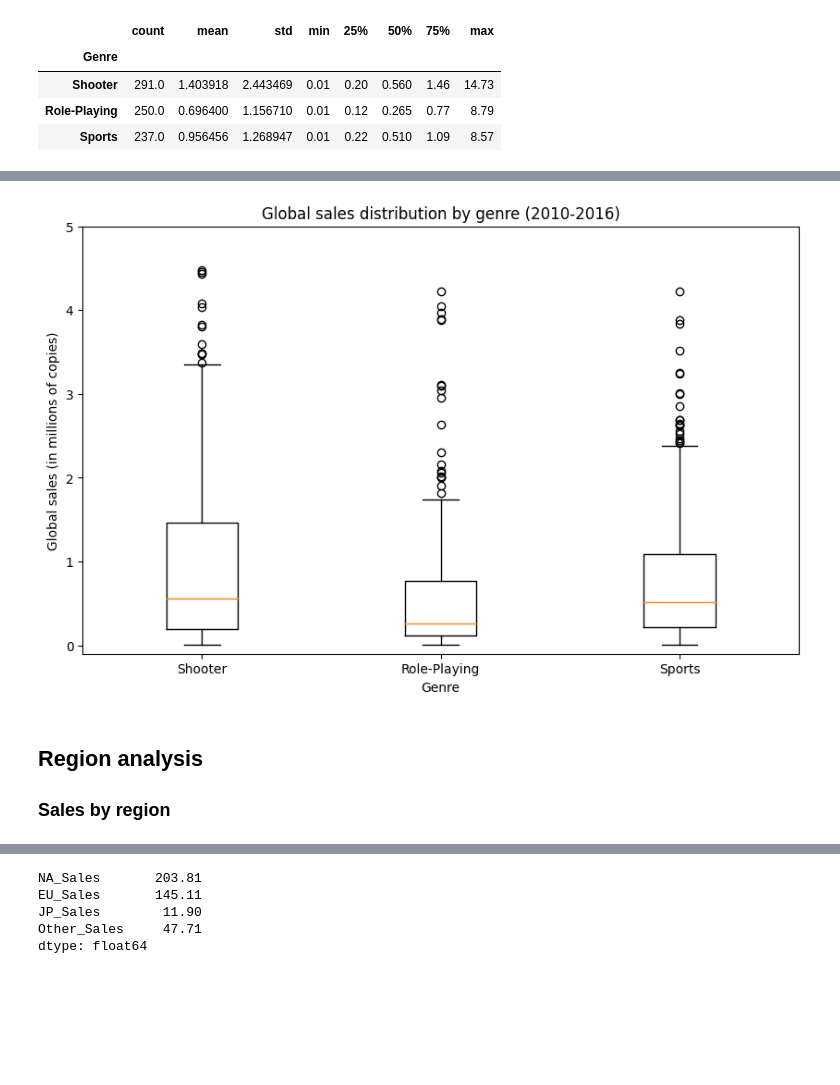
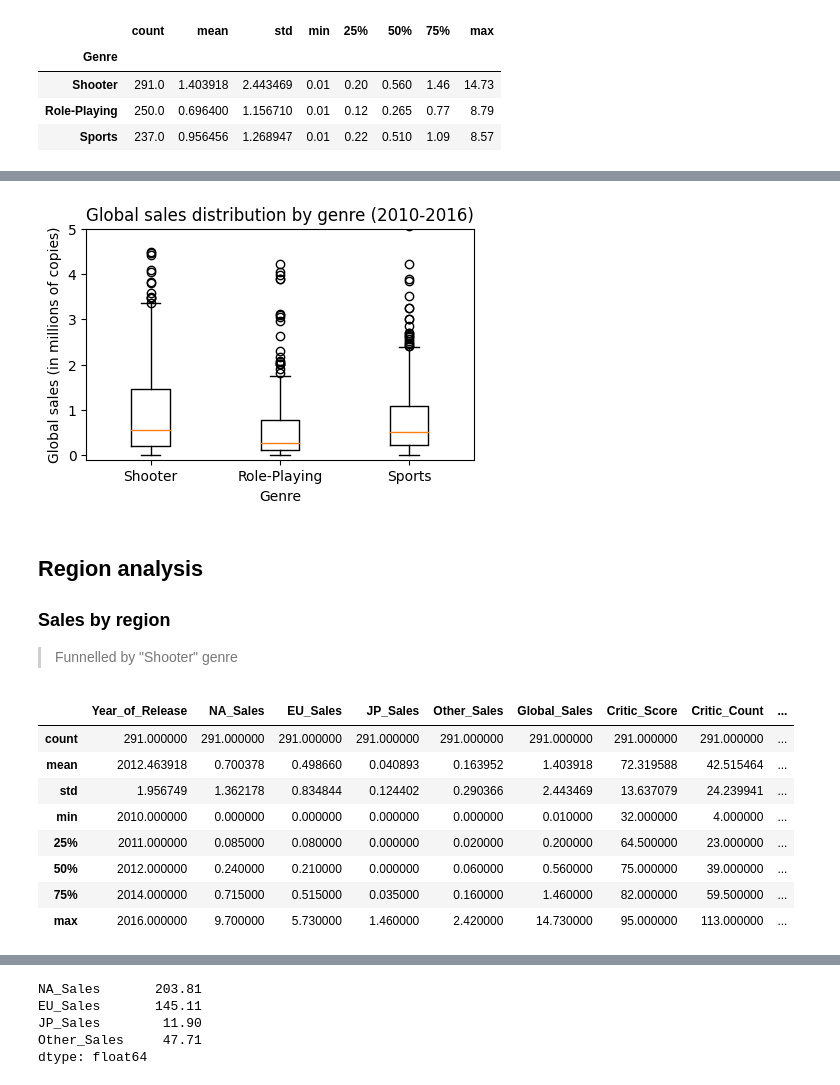
Before and after one commit to hansstanley/YongTauFoo, a Jupyter notebook: notebooks/sales_rush_kirubi.ipynb, the cells around one changed output, grey strips where cells are left out. Drawn from its saved outputs; the diff is of its cells as text; code cells hidden in the pictures; blank space fills up the shorter version.

```diff
--- a/notebooks/sales_rush_kirubi.ipynb
+++ b/notebooks/sales_rush_kirubi.ipynb
@@ -259,5 +303,5 @@ Chosen genres:
 * Role-playing
 * Sport
 # %%
-chosen_genres = ['Shooter', 'Role-Playing', 'Sports']
+chosen_genres = ('Shooter', 'Role-Playing', 'Sports')
 # %%
@@ -282,22 +326,35 @@ plt.show()
 # %%
 # scoped chart
-plt.figure(figsize=(10, 6))
+plt.figure(figsize=[s * 0.5 for s in figure_size])
 plt.boxplot([data_2010_2016[data_2010_2016['Genre'] == genre]['Global_Sales'] for genre in chosen_genres],
             labels=chosen_genres)
 plt.xlabel('Genre')
 plt.ylabel('Global sales (in millions of copies)')
 plt.ylim(bottom=-0.1, top=5)
 plt.title(f'Global sales distribution by genre ({year_range})')
 plt.show()
 # %% [output]
-[figure, old version]
+[figure, new version]
 # %% [markdown]
 ## Region analysis
 
 ### Sales by region
+
+> Funnelled by "Shooter" genre
 # %%
 region_sales = ['NA_Sales', 'EU_Sales', 'JP_Sales', 'Other_Sales']
 region_labels = ['North America', 'EU', 'Japan', 'Others']
 # %%
 data_shooter = data_2010_2016[data_2010_2016['Genre'] == 'Shooter']
+data_shooter.describe()
+# %% [output]
+|  | Year_of_Release | NA_Sales | EU_Sales | JP_Sales | Other_Sales | Global_Sales | Critic_Score | Critic_Count | ... |
+| count | 291.000000 | 291.000000 | 291.000000 | 291.000000 | 291.000000 | 291.000000 | 291.000000 | 291.000000 | ... |
+| mean | 2012.463918 | 0.700378 | 0.498660 | 0.040893 | 0.163952 | 1.403918 | 72.319588 | 42.515464 | ... |
+| std | 1.956749 | 1.362178 | 0.834844 | 0.124402 | 0.290366 | 2.443469 | 13.637079 | 24.239941 | ... |
+| min | 2010.000000 | 0.000000 | 0.000000 | 0.000000 | 0.000000 | 0.010000 | 32.000000 | 4.000000 | ... |
+| 25% | 2011.000000 | 0.085000 | 0.080000 | 0.000000 | 0.020000 | 0.200000 | 64.500000 | 23.000000 | ... |
+| 50% | 2012.000000 | 0.240000 | 0.210000 | 0.000000 | 0.060000 | 0.560000 | 75.000000 | 39.000000 | ... |
+| 75% | 2014.000000 | 0.715000 | 0.515000 | 0.035000 | 0.160000 | 1.460000 | 82.000000 | 59.500000 | ... |
+| max | 2016.000000 | 9.700000 | 5.730000 | 1.460000 | 2.420000 | 14.730000 | 95.000000 | 113.000000 | ... |
 # %%
```
Also changed, not shown: parts of 52 cells of this notebook, 1 other file.
